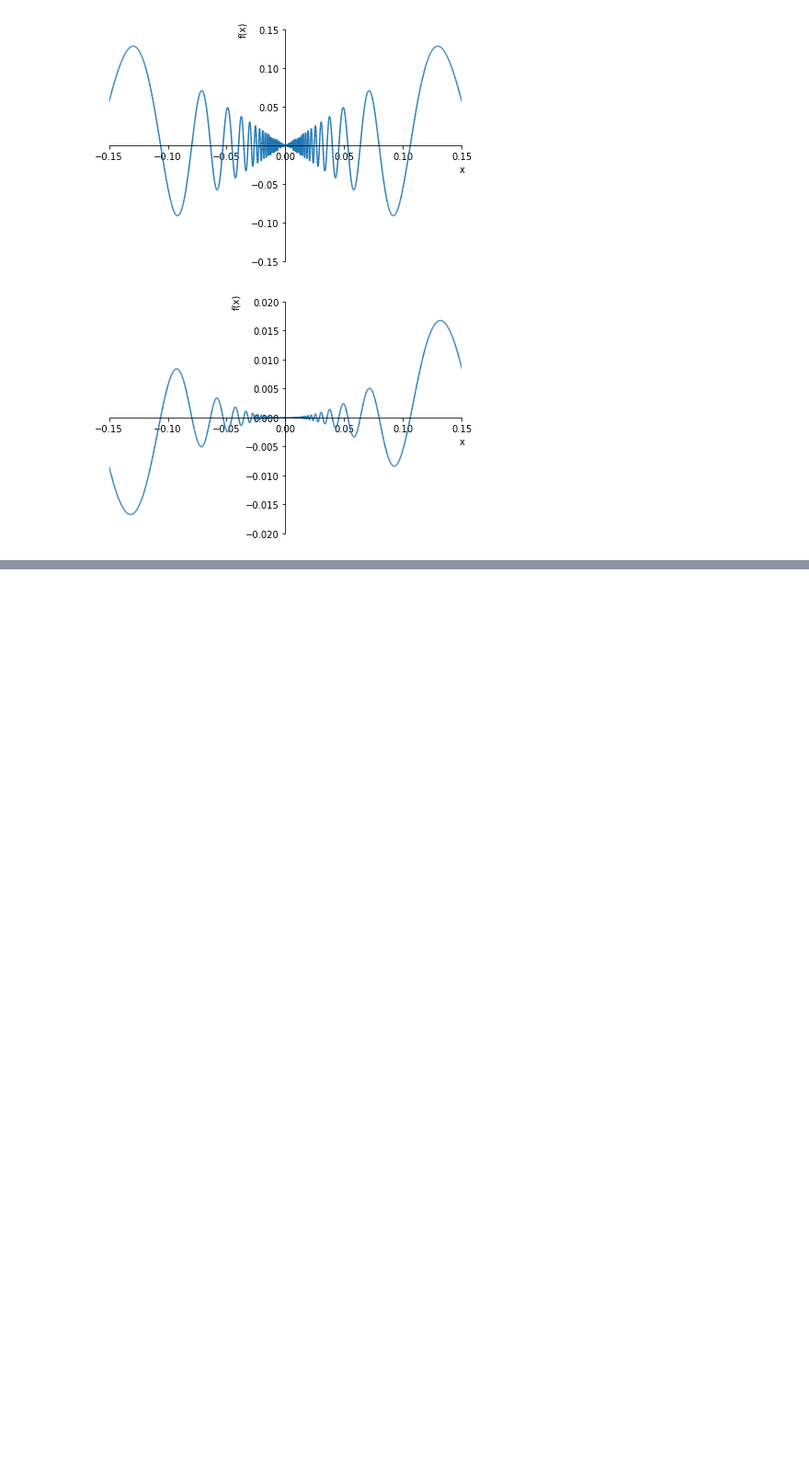
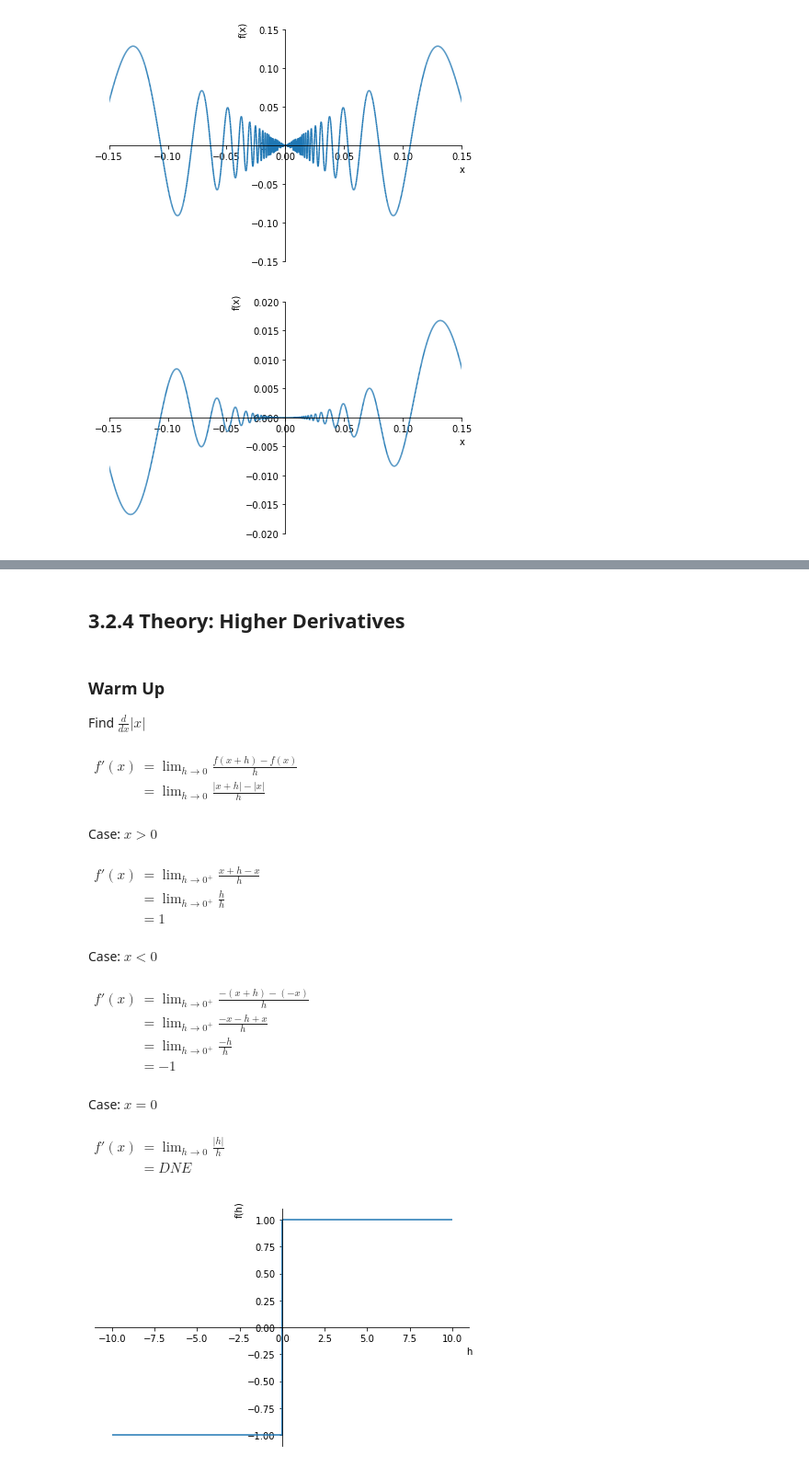
Before and after one commit to PaulToronto/Johns-Hopkins-Coursera-Applied-Calculus-With-Python, a Jupyter notebook: 3_2_The_Derivative.ipynb, the cells around one changed output, grey strips where cells are left out. Shown at 92% size. Drawn from its saved outputs; the diff is of its cells as text; code cells hidden in the pictures; blank space fills up the shorter version.

```diff
--- a/3_2_The_Derivative.ipynb
+++ b/3_2_The_Derivative.ipynb
@@ -225,0 +283,49 @@ sym.plot(x**2 * sym.sin(1/x),
+# %% [markdown]
+## 3.2.4 Theory: Higher Derivatives
+# %% [markdown]
+### Warm Up
+
+Find $\frac{d}{dx}{|x|}$
+# %% [markdown]
+$
+\begin{align}
+f'(x) &= \lim_{h \to 0}{\frac{f(x + h) - f(x)}{h}} \\
+&= \lim_{h \to 0}{\frac{|x + h| - |x|}{h}}
+\end{align}
+$
+# %% [markdown]
+Case: $x > 0$
+# %% [markdown]
+$
+\begin{align}
+f'(x) &= \lim_{h \to 0^{+}}{\frac{x + h - x}{h}} \\
+&= \lim_{h \to 0^{+}}{\frac{h}{h}} \\
+&= 1
+\end{align}
+$
+# %% [markdown]
+Case: $x < 0$
+# %% [markdown]
+$
+\begin{align}
+f'(x) &= \lim_{h \to 0^{+}}{\frac{-(x + h) - (-x)}{h}} \\
+&= \lim_{h \to 0^{+}}{\frac{-x - h + x}{h}} \\
+&= \lim_{h \to 0^{+}}{\frac{-h}{h}} \\
+&= -1
+\end{align}
+$
+# %% [markdown]
+Case: $x = 0$
+# %% [markdown]
+$
+\begin{align}
+f'(x) &= \lim_{h \to 0}{\frac{|h|}{h}} \\
+&= DNE
+\end{align}
+$
+# %%
+# note this is not defined when h = 0
+h = sym.symbols('h')
+sym.plot(sym.Abs(h) / h);
+# %% [output]
+[figure, added]
```
Also changed, not shown: parts of 15 cells of this notebook.
